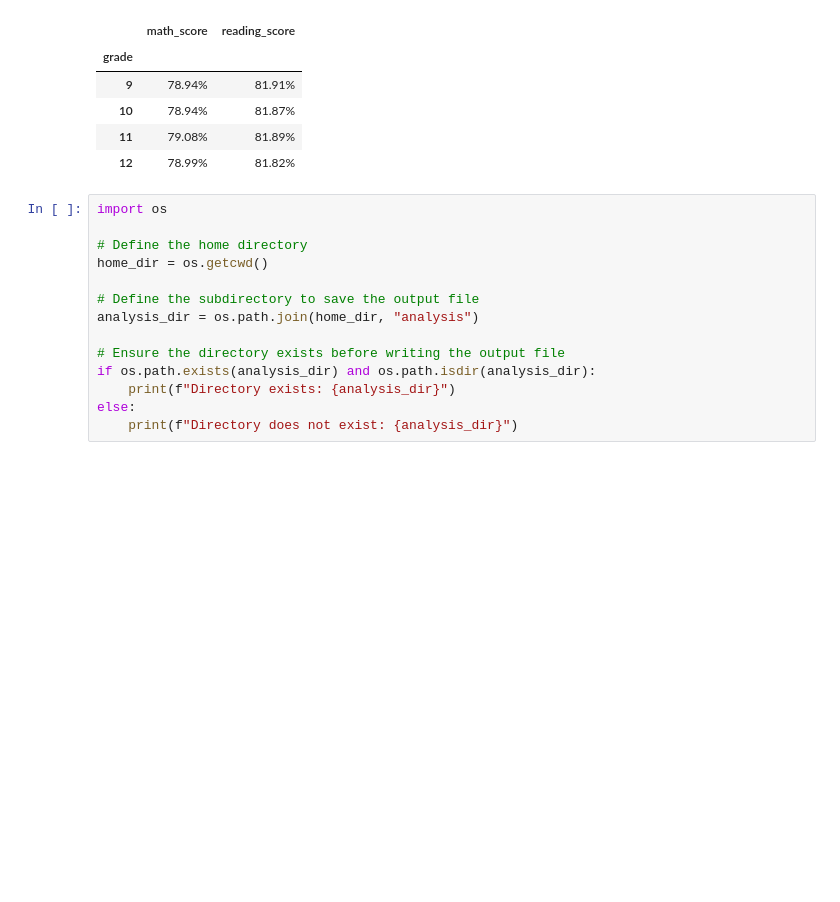
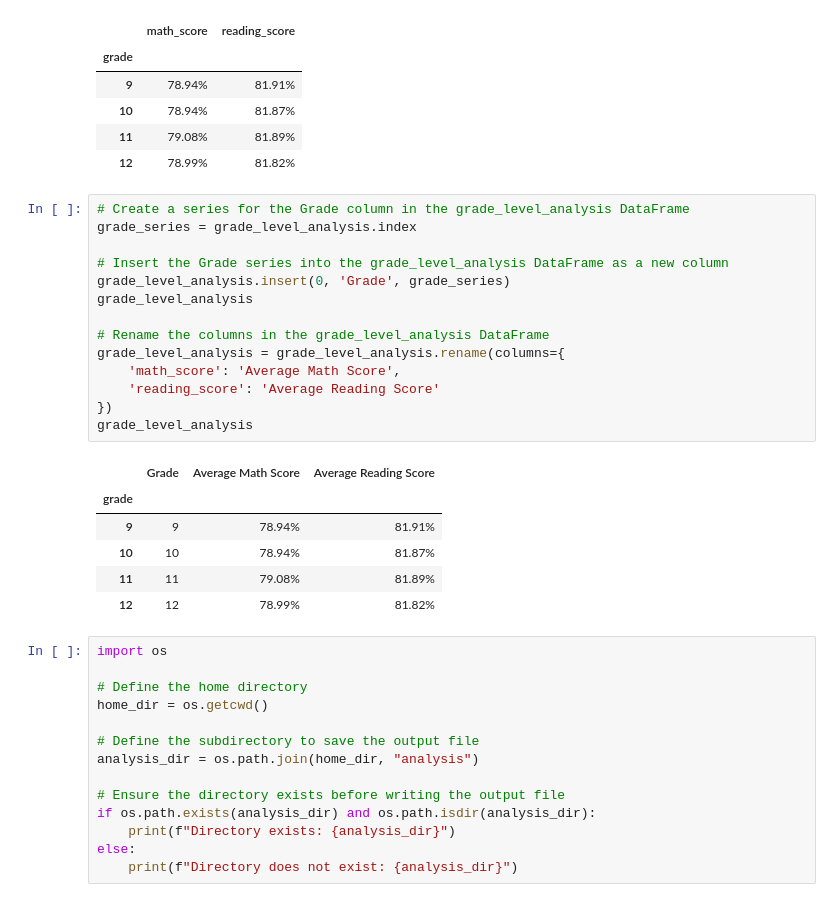
Before and after one commit to Jon-Pierson/pandas-challenge, a Jupyter notebook: PyCitySchools/main.ipynb, the cells around one changed output. Drawn from its saved outputs; the diff is of its cells as text; blank space fills up the shorter version.

```diff
--- a/PyCitySchools/main.ipynb
+++ b/PyCitySchools/main.ipynb
@@ -605,6 +607,27 @@ grade_level_analysis
 | 10 | 78.94% | 81.87% |
 | 11 | 79.08% | 81.89% |
 | 12 | 78.99% | 81.82% |
+# %%
+# Create a series for the Grade column in the grade_level_analysis DataFrame
+grade_series = grade_level_analysis.index
+
+# Insert the Grade series into the grade_level_analysis DataFrame as a new column
+grade_level_analysis.insert(0, 'Grade', grade_series)
+grade_level_analysis
+
+# Rename the columns in the grade_level_analysis DataFrame
+grade_level_analysis = grade_level_analysis.rename(columns={
+    'math_score': 'Average Math Score',
+    'reading_score': 'Average Reading Score'
+})
+grade_level_analysis
+# %% [output]
+|  | Grade | Average Math Score | Average Reading Score |
+| grade |  |  |  |
+| 9 | 9 | 78.94% | 81.91% |
+| 10 | 10 | 78.94% | 81.87% |
+| 11 | 11 | 79.08% | 81.89% |
+| 12 | 12 | 78.99% | 81.82% |
 # %%
 import os
 
```
Also changed, not shown: parts of 6 cells of this notebook, 4 other files.
